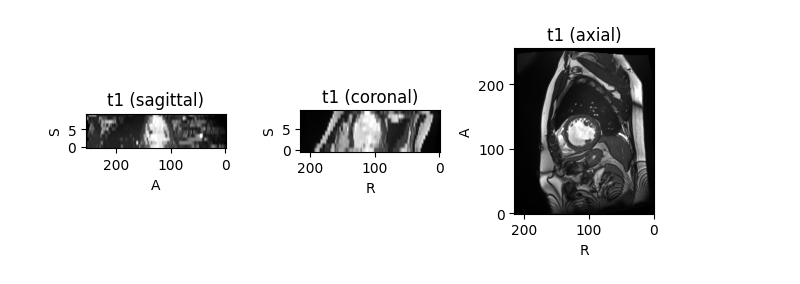
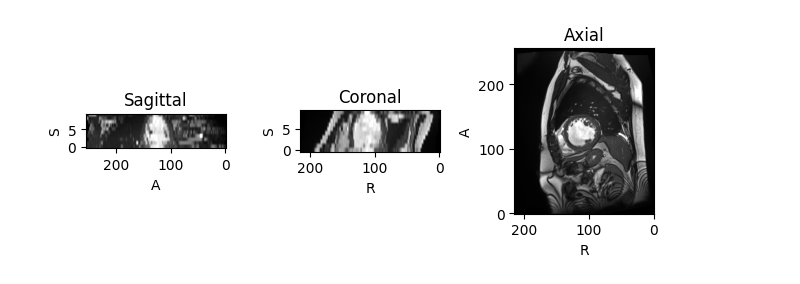
Before and after one commit to Bastaxeloux/proj3dt, a Jupyter notebook: ebauche.ipynb, the cells around one changed output. Cells and saved outputs as stored; diff of their text form; code cells hidden in the pictures.

```diff
--- a/ebauche.ipynb
+++ b/ebauche.ipynb
@@ -6,10 +6,18 @@ import numpy as np
 import matplotlib.pyplot as plt
 from scipy import ndimage
 from skimage import filters, segmentation, morphology, measure, transform
-# %%
-patient_1 = tio.Subject(
-    t1=tio.ScalarImage('database/training/patient001/patient001_4d.nii.gz'),
-)
-patient_1.plot()
-# %% [output]
-[figure, removed]
+# %%
+patient_1 = tio.Subject(
+    t1=tio.ScalarImage('database/training/patient001/patient001_4d.nii.gz'),
+    im1=tio.ScalarImage('database/training/patient001/patient001_frame01.nii.gz'),
+    label1=tio.LabelMap('database/training/patient001/patient001_frame01_gt.nii.gz'),
+    im2=tio.ScalarImage('database/training/patient001/patient001_frame12.nii.gz'),
+    label2=tio.LabelMap('database/training/patient001/patient001_frame12_gt.nii.gz'),
+)
+# patient_1.im1.plot()
+# patient_1.label1.plot()
+
+patient_1.t1.shape
+patient_1.t1.plot()
+# %% [output]
+[figure, added]
```
Also changed, not shown: parts of 6 cells of this notebook, 3 other files.
